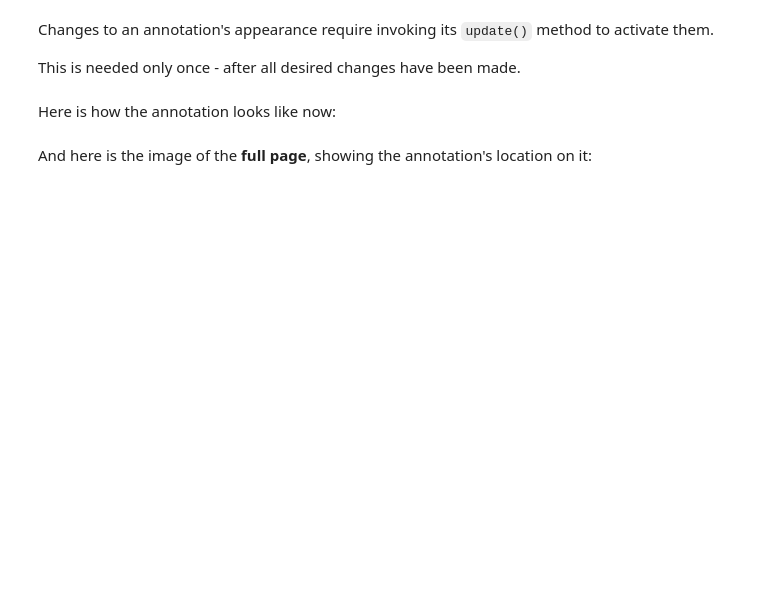
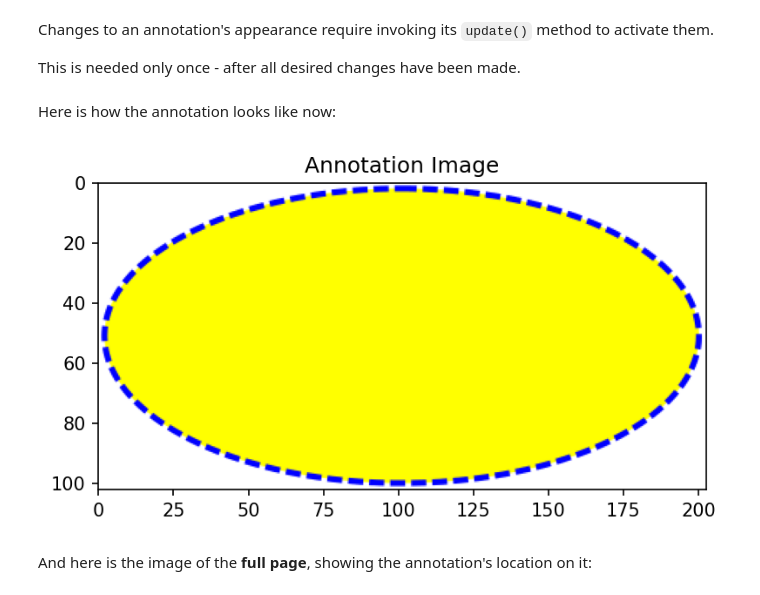
Before and after one commit to pymupdf/PyMuPDF-Utilities, a Jupyter notebook: jupyter-notebooks/new_circle_annot.ipynb, the cells around one changed output. Drawn from its saved outputs; the diff is of its cells as text; code cells hidden in the pictures; blank space fills up the shorter version.

```diff
--- a/jupyter-notebooks/new_circle_annot.ipynb
+++ b/jupyter-notebooks/new_circle_annot.ipynb
@@ -56,5 +83,5 @@ How about adding some dashing to the border? Let's use strokes of 5 points lengt
 # %%
-annot.set_border(dashes=[5, 2], width=4)
+annot.set_border(dashes=[5, 2], width=2)
 # %% [markdown]
 Changes to an annotation's appearance require invoking its `update()` method to activate them.
 
@@ -64,7 +91,9 @@ annot.update()
 # %% [markdown]
 Here is how the annotation looks like now:
 # %%
-show_image(annot.get_pixmap())
+show_image(annot, "Annotation Image")
+# %% [output]
+[figure, added]
 # %% [markdown]
 And here is the image of the **full page**, showing the annotation's location on it:
 # %%
```
Also changed, not shown: parts of 6 cells of this notebook, 2 other files.
